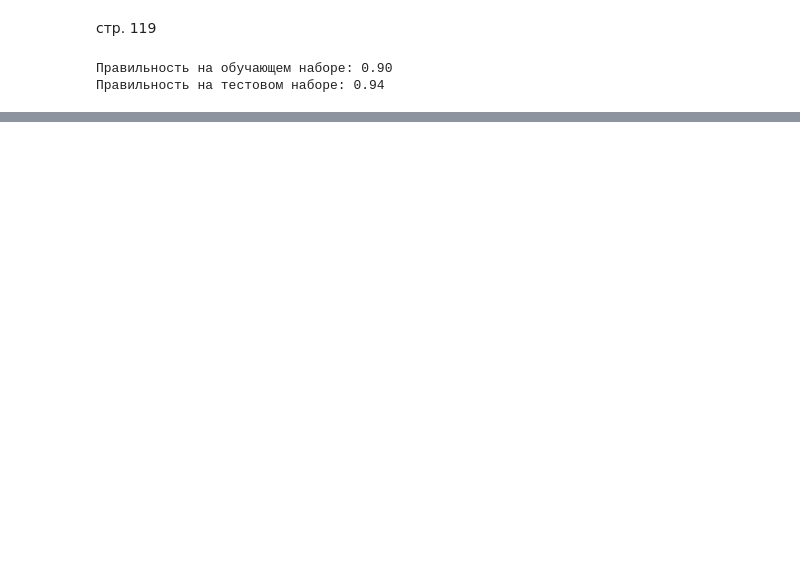
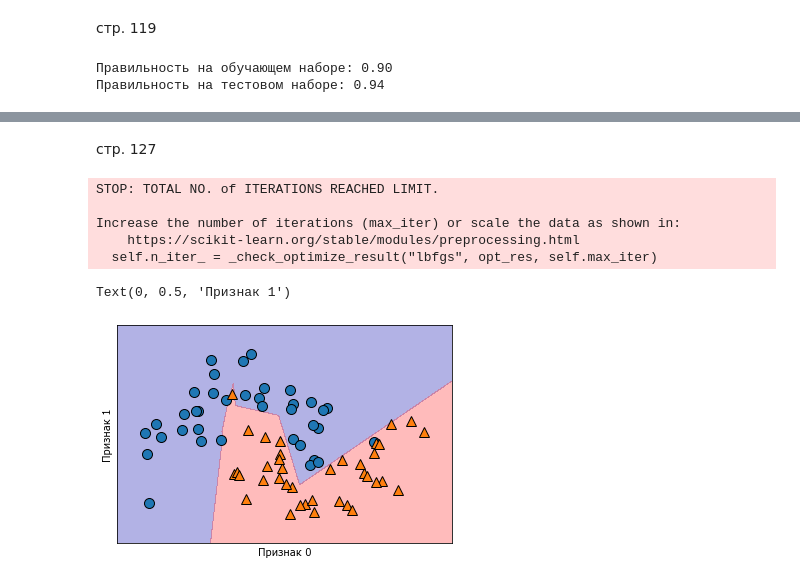
Before and after one commit to grigvlwork/ml_muller, a Jupyter notebook: chapter2_from_page_100.ipynb, the cells around one changed output, grey strips where cells are left out. Drawn from its saved outputs; the diff is of its cells as text; code cells hidden in the pictures; blank space fills up the shorter version.

```diff
--- a/chapter2_from_page_100.ipynb
+++ b/chapter2_from_page_100.ipynb
@@ -233,0 +315,17 @@ plt.yscale("log")
+# %% [markdown]
+стр. 127
+# %%
+mlp = MLPClassifier(solver='lbfgs', random_state=0, hidden_layer_sizes=[10])
+mlp.fit(X_train, y_train)
+mglearn.plots.plot_2d_separator(mlp, X_train, fill=True, alpha=.3)
+mglearn.discrete_scatter(X_train[:, 0], X_train[:, 1], y_train)
+plt.xlabel("Признак 0")
+plt.ylabel("Признак 1")
+# %% [output]
+STOP: TOTAL NO. of ITERATIONS REACHED LIMIT.
+
+Increase the number of iterations (max_iter) or scale the data as shown in:
+    https://scikit-learn.org/stable/modules/preprocessing.html
+  self.n_iter_ = _check_optimize_result("lbfgs", opt_res, self.max_iter)
+Text(0, 0.5, 'Признак 1')
+[figure, added]
```
Also changed, not shown: parts of 56 cells of this notebook.
